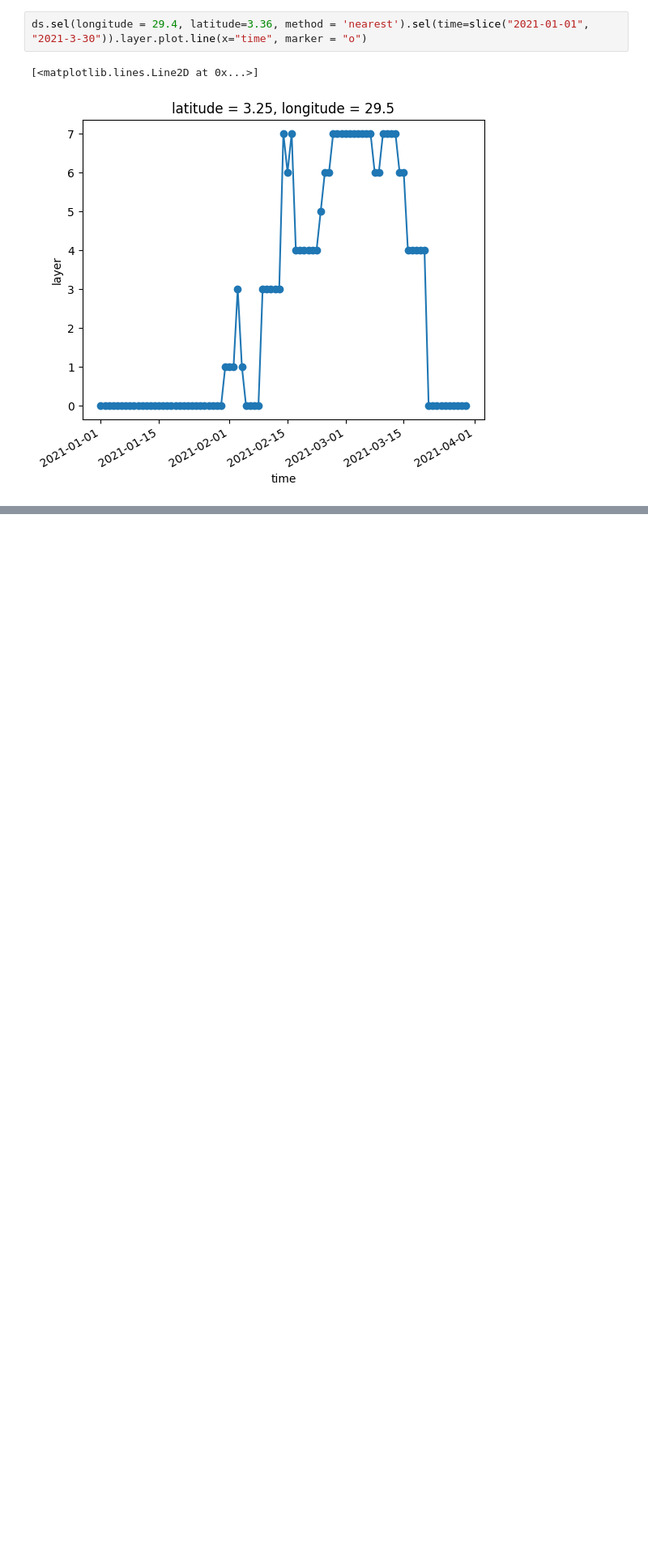
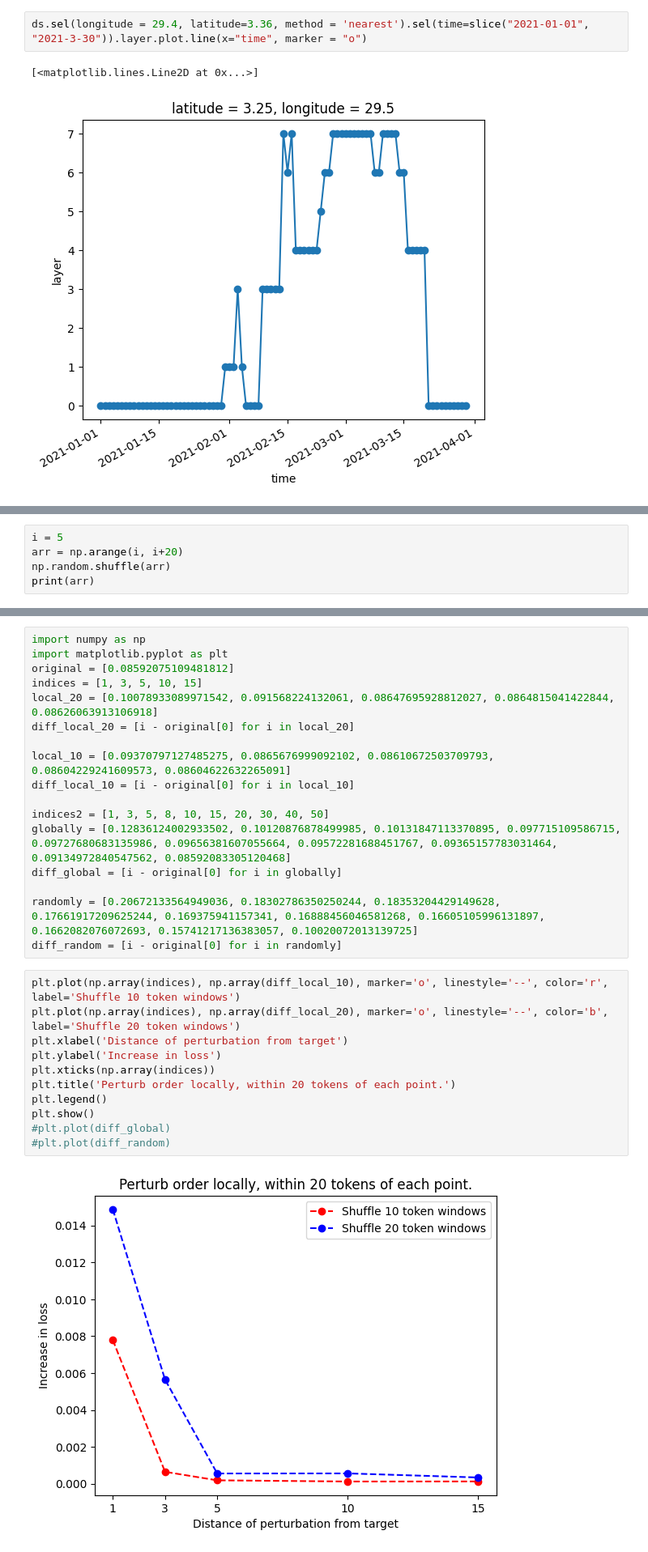
Before and after one commit to earthnet2021/earthnet-models-pytorch, a Jupyter notebook: Data_analysis/deep_extremes.ipynb, the cells around one changed output, grey strips where cells are left out. Shown at 81% size. Cells and saved outputs as stored; diff of their text form; blank space fills up the shorter version.

```diff
--- a/Data_analysis/deep_extremes.ipynb
+++ b/Data_analysis/deep_extremes.ipynb
@@ -127,0 +130,5 @@ ds.sel(longitude = 29.4, latitude=3.36, method = 'nearest').sel(time=slice("2021
+# %%
+i = 5
+arr = np.arange(i, i+20)
+np.random.shuffle(arr)
+print(arr)
@@ -127,0 +182,30 @@ ds.sel(longitude = 29.4, latitude=3.36, method = 'nearest').sel(time=slice("2021
+# %%
+import numpy as np
+import matplotlib.pyplot as plt
+original = [0.08592075109481812]
+indices = [1, 3, 5, 10, 15]
+local_20 = [0.10078933089971542, 0.091568224132061, 0.08647695928812027, 0.0864815041422844, 0.08626063913106918]
+diff_local_20 = [i - original[0] for i in local_20]
+
+local_10 = [0.09370797127485275, 0.0865676999092102, 0.08610672503709793, 0.08604229241609573, 0.08604622632265091]
+diff_local_10 = [i - original[0] for i in local_10]
+
+indices2 = [1, 3, 5, 8, 10, 15, 20, 30, 40, 50]
+globally = [0.12836124002933502, 0.10120876878499985, 0.10131847113370895, 0.097715109586715, 0.09727680683135986, 0.09656381607055664, 0.09572281688451767, 0.09365157783031464, 0.09134972840547562, 0.08592083305120468]
+diff_global = [i - original[0] for i in globally]
+
+randomly = [0.20672133564949036, 0.18302786350250244, 0.18353204429149628, 0.17661917209625244, 0.169375941157341, 0.16888456046581268, 0.16605105996131897, 0.1662082076072693, 0.15741217136383057, 0.10020072013139725]
+diff_random = [i - original[0] for i in randomly]
+# %%
+plt.plot(np.array(indices), np.array(diff_local_10), marker='o', linestyle='--', color='r', label='Shuffle 10 token windows')
+plt.plot(np.array(indices), np.array(diff_local_20), marker='o', linestyle='--', color='b', label='Shuffle 20 token windows')
+plt.xlabel('Distance of perturbation from target')
+plt.ylabel('Increase in loss')
+plt.xticks(np.array(indices))
+plt.title('Perturb order locally, within 20 tokens of each point.')
+plt.legend()
+plt.show()
+#plt.plot(diff_global)
+#plt.plot(diff_random)
+# %% [output]
+[figure, added]
```
Also changed, not shown: parts of 8 cells of this notebook, 16 other files.
